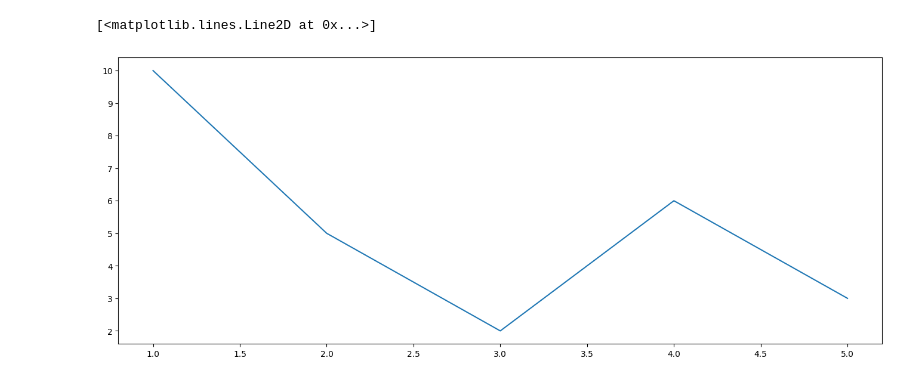
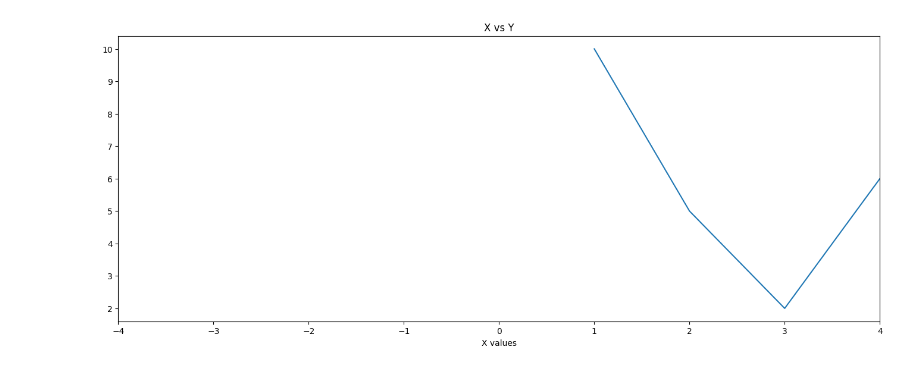
Before and after one commit to NikitaaArora/Ineuron, a Jupyter notebook: Python/Libraries/PANDAS/seaborn+matlotlib.ipynb, the cells around one changed output. Drawn from its saved outputs; the diff is of its cells as text; code cells hidden in the pictures.

```diff
--- a/Python/Libraries/PANDAS/seaborn+matlotlib.ipynb
+++ b/Python/Libraries/PANDAS/seaborn+matlotlib.ipynb
@@ -11,9 +11,12 @@ y = [10,5,2,6,3]
 # %%
 fig = plt.figure()
 
 ax = fig.add_axes([0,0,2,1])
 
 ax.plot(x,y)
+ax.set_title('X vs Y')
+ax.set_xlim(-4,4)
+ax.set_xlabel('X values')
+ax.set_label('X vs Y')
 # %% [output]
-[<matplotlib.lines.Line2D at 0x...>]
-[figure, old version]
+[figure, new version]
```
Also changed, not shown: parts of 12 cells of this notebook.
